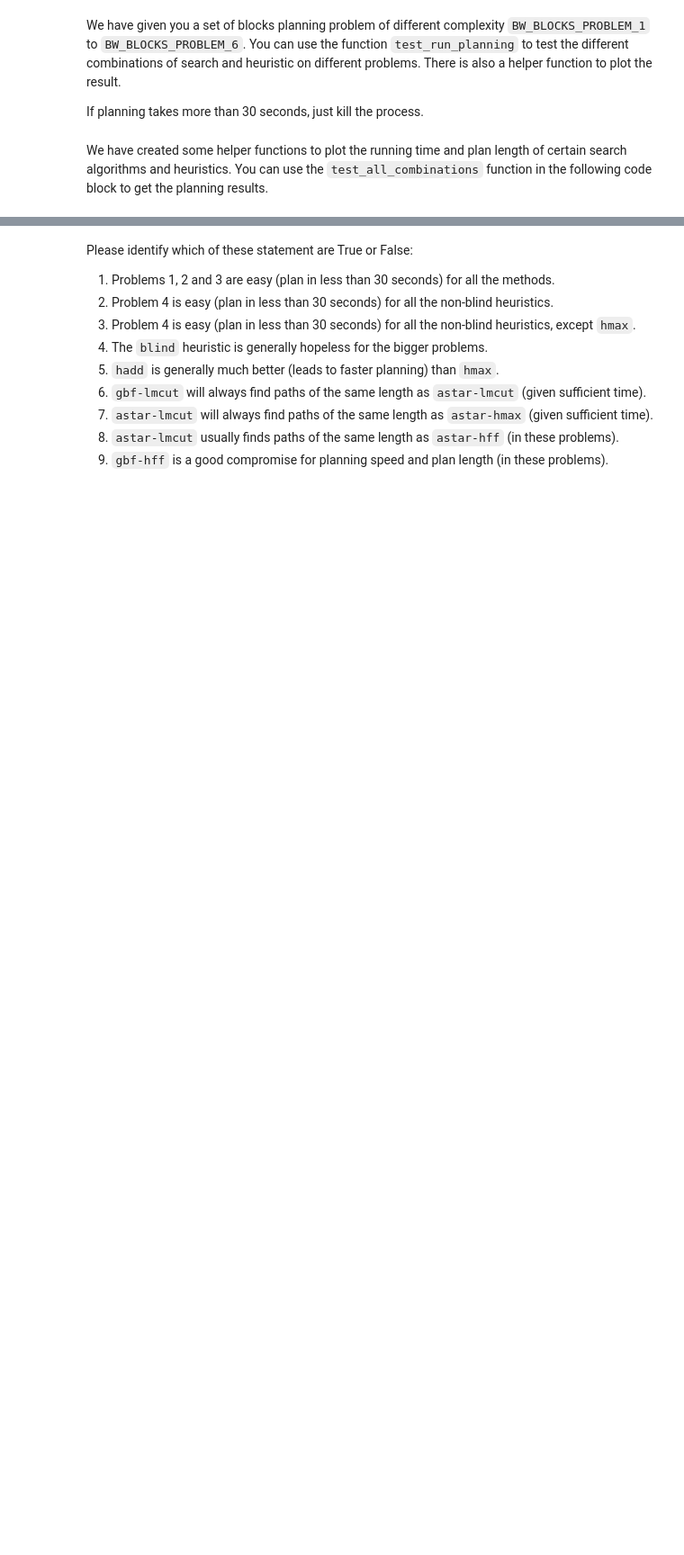
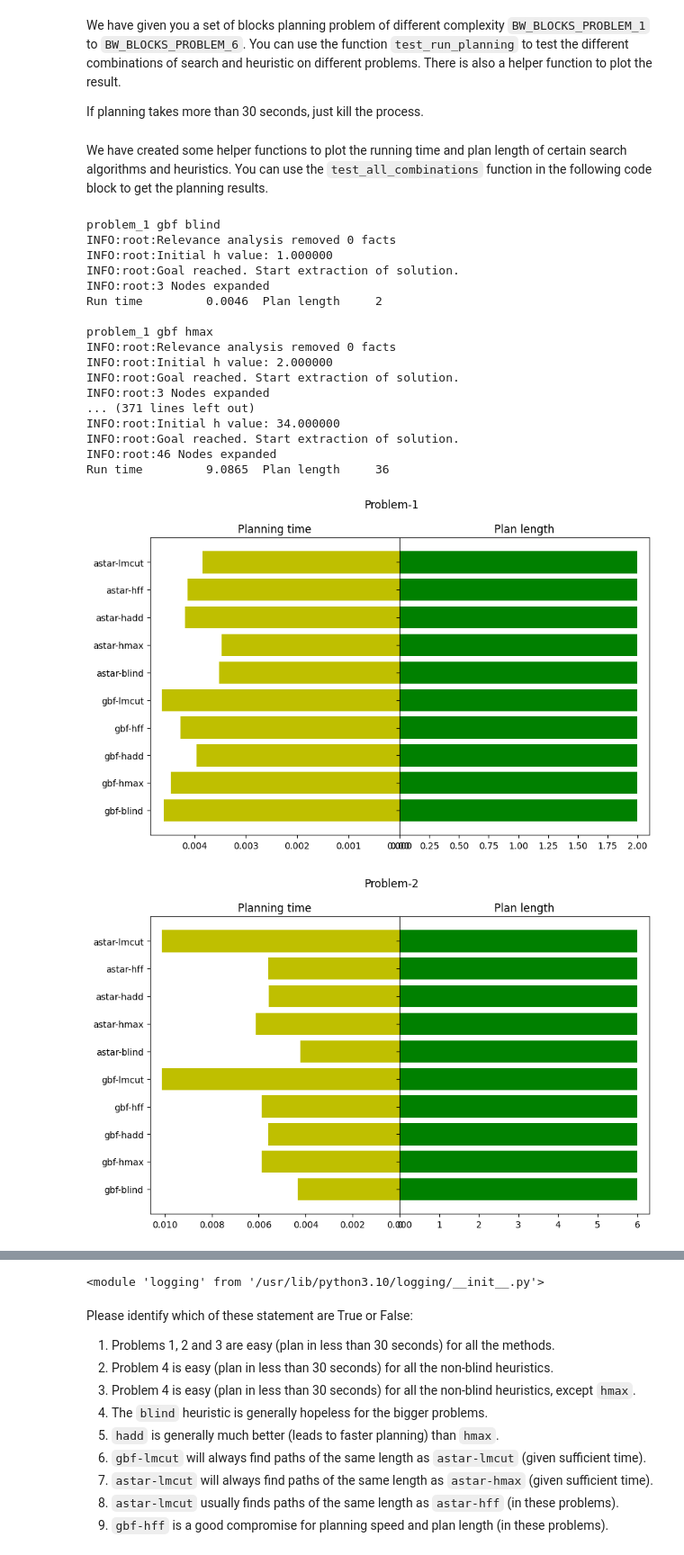
Before and after one commit to casxzhe/padm_local_f25, a Jupyter notebook: homeworks/ps4/ProblemSet04_CSPs_Classical_Planning_release.ipynb, the cells around one changed output, grey strips where cells are left out. Shown at 90% size. Cells and saved outputs as stored; diff of their text form; code cells hidden in the pictures; blank space fills up the shorter version.

```diff
--- a/homeworks/ps4/ProblemSet04_CSPs_Classical_Planning_release.ipynb
+++ b/homeworks/ps4/ProblemSet04_CSPs_Classical_Planning_release.ipynb
@@ -1369,31 +1619,51 @@ def test_all_combinations(timeout=5):
         (j, k, i): [-1, -1]
         for (i, j,
              k) in itertools.product(problem_id, all_searchalgs, all_heuristics)
     }
     result_savers = []
     with mp.Manager() as manager:
         for problem_i, search_algo, heuristic in itertools.product(
                 problem_id, all_searchalgs, all_heuristics):
             print(f'problem_{problem_i}', search_algo, heuristic)
             result_saver = manager.dict()
             result_savers.append(result_saver)
             planning_proc = mp.Process(target=test_run_planning,
                                        args=(BW_BLOCKS_DOMAIN, problem_i,
                                              search_algo, heuristic,
                                              result_saver))
             planning_proc.start()
             planning_proc.join(timeout=timeout)
             if planning_proc.is_alive():
                 planning_proc.terminate()
                 print(f'Terminate after {timeout} sec.')
                 print()
                 continue
             print()
         for res in result_savers:
             result.update(res)
     plot_result(result, timeout)
 
 
 # Uncomment the following line, set timeout limit to plot results
-# test_all_combinations(timeout=30)
+test_all_combinations(timeout=30)
 importlib.reload(logging)
+# %% [output]
+problem_1 gbf blind
+INFO:root:Relevance analysis removed 0 facts
+INFO:root:Initial h value: 1.000000
+INFO:root:Goal reached. Start extraction of solution.
+INFO:root:3 Nodes expanded
+Run time         0.0046  Plan length     2
+
+problem_1 gbf hmax
+INFO:root:Relevance analysis removed 0 facts
+INFO:root:Initial h value: 2.000000
+INFO:root:Goal reached. Start extraction of solution.
+INFO:root:3 Nodes expanded
+... (371 lines left out)
+INFO:root:Initial h value: 34.000000
+INFO:root:Goal reached. Start extraction of solution.
+INFO:root:46 Nodes expanded
+Run time         9.0865  Plan length     36
+[figure, added]
+[figure, added]
@@ -1400,3 +1674,4 @@ importlib.reload(logging)
+<module 'logging' from '/usr/lib/python3.10/logging/__init__.py'>
 # %% [markdown]
 Please identify which of these statement are True or False:
 
```
Also changed, not shown: parts of 36 cells of this notebook, 4 other files.
